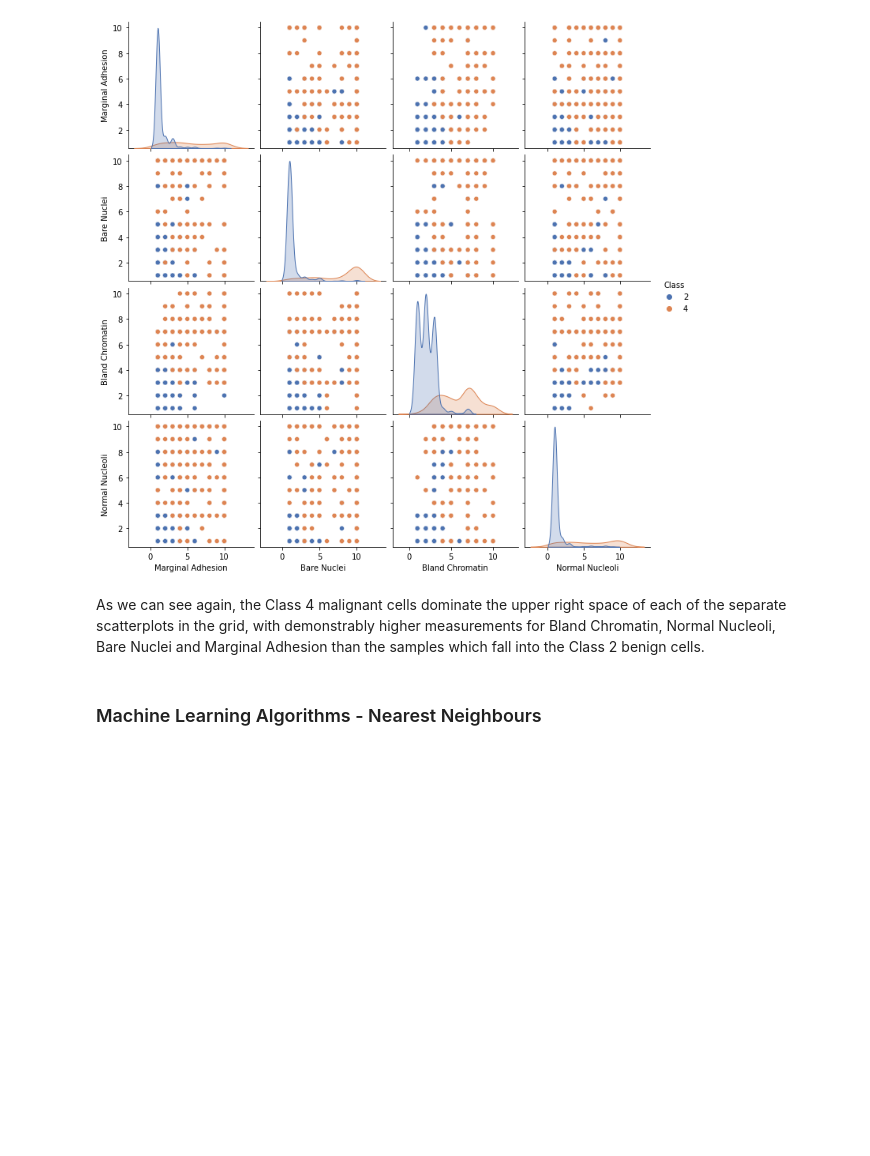
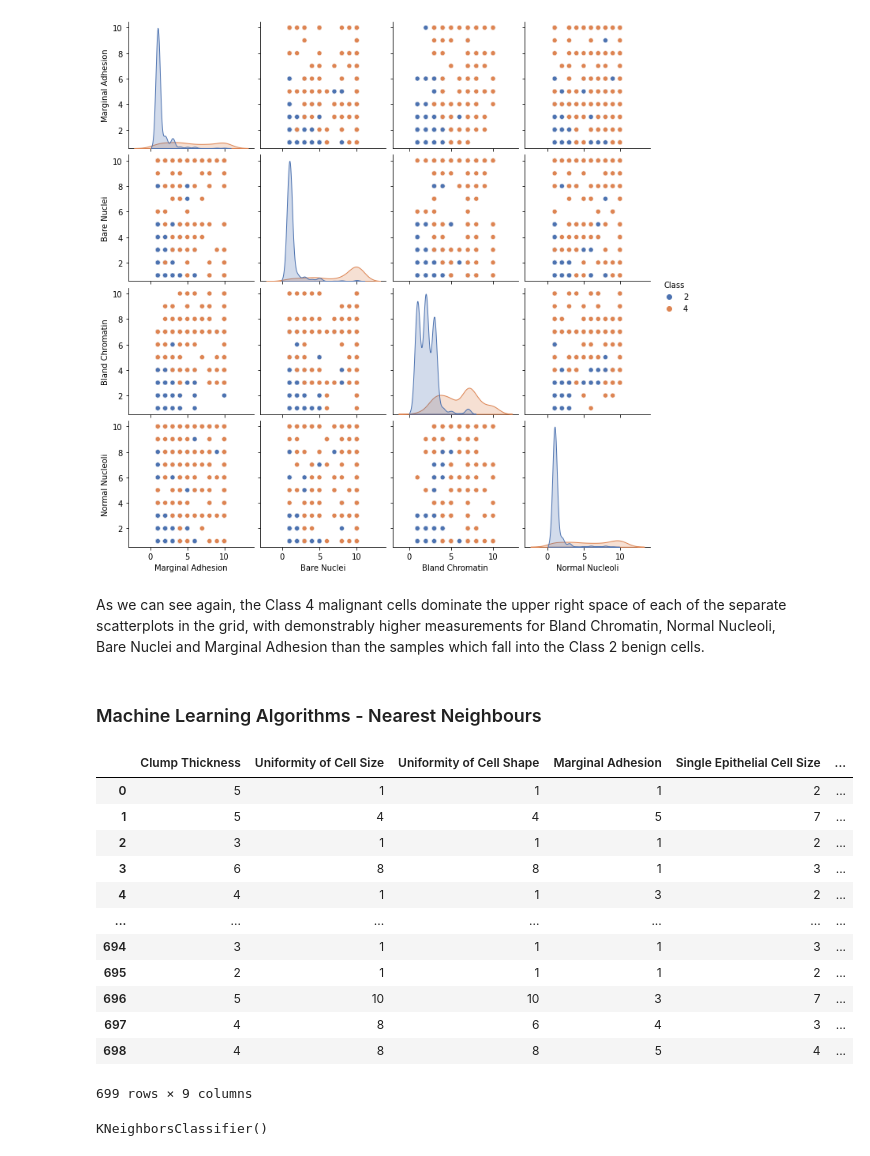
Before and after one commit to martincusack979/PFDA_Project_2, a Jupyter notebook: PFDA - Project 2/PFDA-Project-2.ipynb, the cells around one changed output. Saved outputs shown, nothing was run; the diff lists cells and outputs as text; code cells hidden in the pictures; blank space fills up the shorter version.

```diff
--- a/PFDA - Project 2/PFDA-Project-2.ipynb
+++ b/PFDA - Project 2/PFDA-Project-2.ipynb
@@ -179,5 +180,24 @@ sns.pairplot(df2, hue = 'Class', palette= "deep")
 As we can see again, the Class 4 malignant cells dominate the upper right space of each of the separate scatterplots in the grid, with demonstrably higher measurements for Bland Chromatin, Normal Nucleoli, Bare Nuclei and Marginal Adhesion than the samples which fall into the Class 2 benign cells.
 # %% [markdown]
 ### Machine Learning Algorithms - Nearest Neighbours
+# %%
+# drop bare nuclei column because null values create error when fitting to classifier
+df3 = df1.drop(columns=['Bare Nuclei'])
+# %%
+df3
+# %% [output]
+|  | Clump Thickness | Uniformity of Cell Size | Uniformity of Cell Shape | Marginal Adhesion | Single Epithelial Cell Size | ... |
+| 0 | 5 | 1 | 1 | 1 | 2 | ... |
+| 1 | 5 | 4 | 4 | 5 | 7 | ... |
+| 2 | 3 | 1 | 1 | 1 | 2 | ... |
+| 3 | 6 | 8 | 8 | 1 | 3 | ... |
+| 4 | 4 | 1 | 1 | 3 | 2 | ... |
+| ... | ... | ... | ... | ... | ... | ... |
+| 694 | 3 | 1 | 1 | 1 | 3 | ... |
+| 695 | 2 | 1 | 1 | 1 | 2 | ... |
+| 696 | 5 | 10 | 10 | 3 | 7 | ... |
+| 697 | 4 | 8 | 6 | 4 | 3 | ... |
+| 698 | 4 | 8 | 8 | 5 | 4 | ... |
+699 rows × 9 columns
 # %%
 # inputs and outputs
@@ -188 +208,6 @@ outputs = df [['Class']]
 knn = nei.KNeighborsClassifier(n_neighbors=5)
+# %%
+# training classifier
+knn.fit(inputs, outputs)
+# %% [output]
+KNeighborsClassifier()
```
Also changed, not shown: parts of 15 cells of this notebook.
